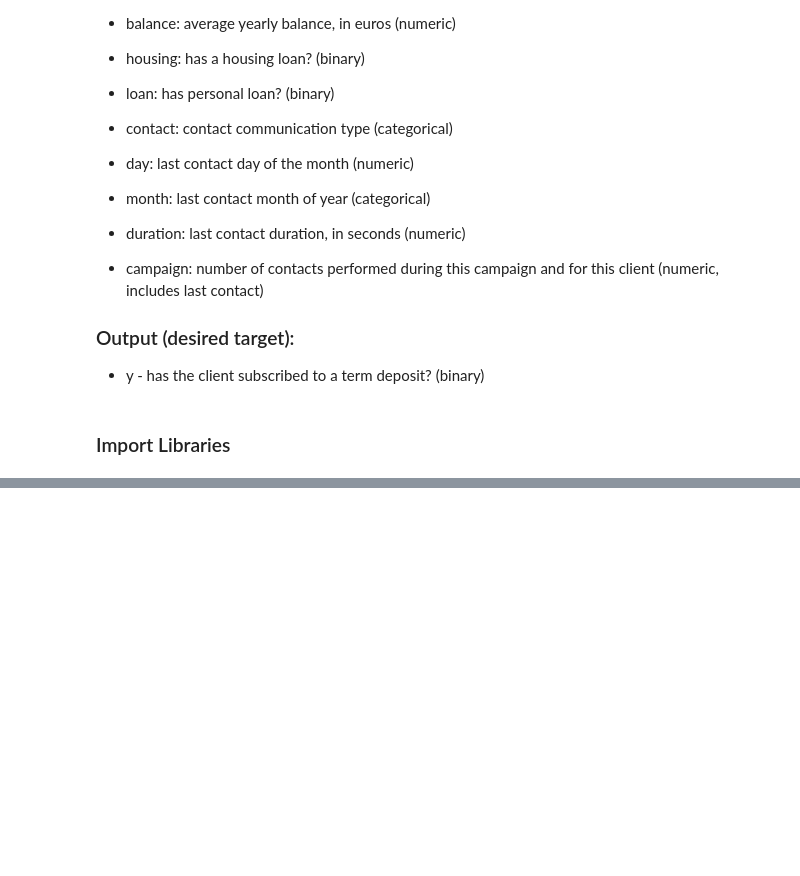
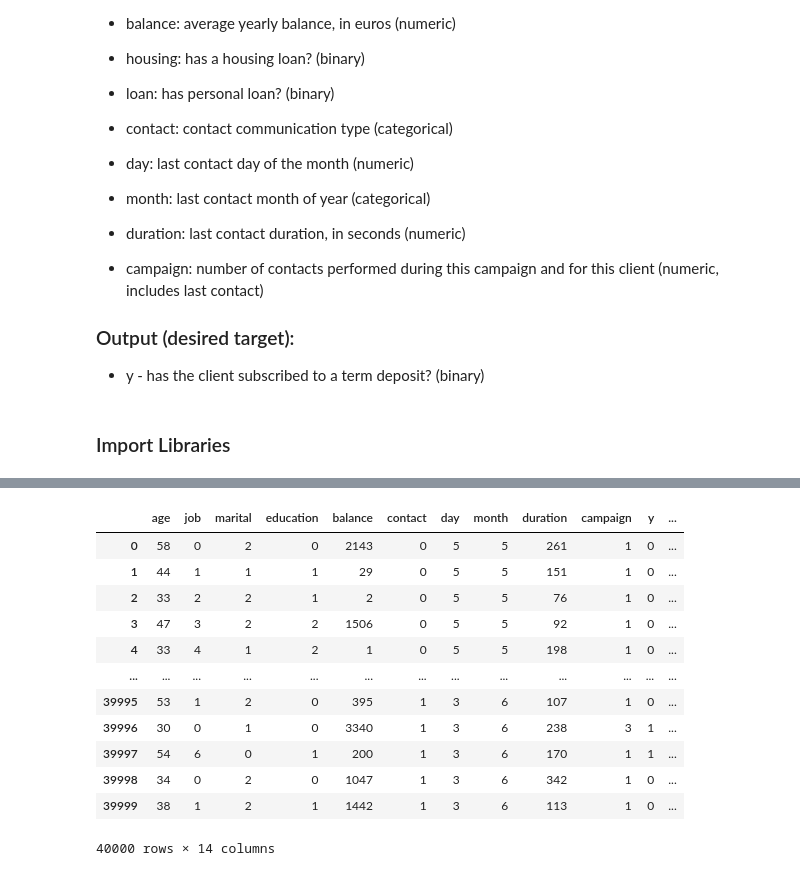
Before and after one commit to NNtorvas/TermDepositMarketing, a Jupyter notebook: term_deposit_marketing_notebook.ipynb, the cells around one changed output, grey strips where cells are left out. Saved outputs shown, nothing was run; the diff lists cells and outputs as text; code cells hidden in the pictures; blank space fills up the shorter version.

```diff
--- a/term_deposit_marketing_notebook.ipynb
+++ b/term_deposit_marketing_notebook.ipynb
@@ -91,0 +150,19 @@ VBox(children=(Tab(children=(Tab(children=(GridBox(children=(VBox(children=(Grid
+# %%
+# we will replace the categories with 2 unique values with 1 or 0 using OneHotEncoding
+y_converted_variable = pd.get_dummies(data['y'], drop_first=True, dtype='int64') # yes = 1, no = 0
+loan_converted_variable = pd.get_dummies(data['loan'], drop_first=True, dtype='int64') # yes = 1, no = 0
+housing_converted_variable = pd.get_dummies(data['housing'], drop_first=True, dtype='int64') # yes = 1, no = 0
+default_converted_variable = pd.get_dummies(data['default'], drop_first=True, dtype='int64') # yes = 1, no = 0
+
+# function to help us with replacing the new onehotencoding columns
+def replace_coverted_variable(data, df, variable):
+    data = pd.concat([data, df], axis=1)
+    data.drop(variable, axis=1, inplace=True)
+    data.rename(columns={'yes': variable}, inplace=True)
+    return(data)
+
+data = replace_coverted_variable(data, y_converted_variable, 'y')
+data = replace_coverted_variable(data, loan_converted_variable, 'loan')
+data = replace_coverted_variable(data, housing_converted_variable, 'housing')
+data = replace_coverted_variable(data, default_converted_variable, 'default')
+data.head()
@@ -91,0 +189,22 @@ VBox(children=(Tab(children=(Tab(children=(GridBox(children=(VBox(children=(Grid
+# %%
+# replacing the categorical values with their mapping
+data['job'] = data.job.map(mapping_dictionary_value_job)
+data['month'] = data.month.map(mapping_dictionary_value_month)
+data['marital'] = data.marital.map(mapping_dictionary_value_marital)
+data['education'] = data.education.map(mapping_dictionary_value_education)
+data['contact'] = data.contact.map(mapping_dictionary_value_contact)
+data
+# %% [output]
+|  | age | job | marital | education | balance | contact | day | month | duration | campaign | y | ... |
+| 0 | 58 | 0 | 2 | 0 | 2143 | 0 | 5 | 5 | 261 | 1 | 0 | ... |
+| 1 | 44 | 1 | 1 | 1 | 29 | 0 | 5 | 5 | 151 | 1 | 0 | ... |
+| 2 | 33 | 2 | 2 | 1 | 2 | 0 | 5 | 5 | 76 | 1 | 0 | ... |
+| 3 | 47 | 3 | 2 | 2 | 1506 | 0 | 5 | 5 | 92 | 1 | 0 | ... |
+| 4 | 33 | 4 | 1 | 2 | 1 | 0 | 5 | 5 | 198 | 1 | 0 | ... |
+| ... | ... | ... | ... | ... | ... | ... | ... | ... | ... | ... | ... | ... |
+| 39995 | 53 | 1 | 2 | 0 | 395 | 1 | 3 | 6 | 107 | 1 | 0 | ... |
+| 39996 | 30 | 0 | 1 | 0 | 3340 | 1 | 3 | 6 | 238 | 3 | 1 | ... |
+| 39997 | 54 | 6 | 0 | 1 | 200 | 1 | 3 | 6 | 170 | 1 | 1 | ... |
+| 39998 | 34 | 0 | 2 | 0 | 1047 | 1 | 3 | 6 | 342 | 1 | 0 | ... |
+| 39999 | 38 | 1 | 2 | 1 | 1442 | 1 | 3 | 6 | 113 | 1 | 0 | ... |
+40000 rows × 14 columns
```
Also changed, not shown: parts of 19 cells of this notebook.
